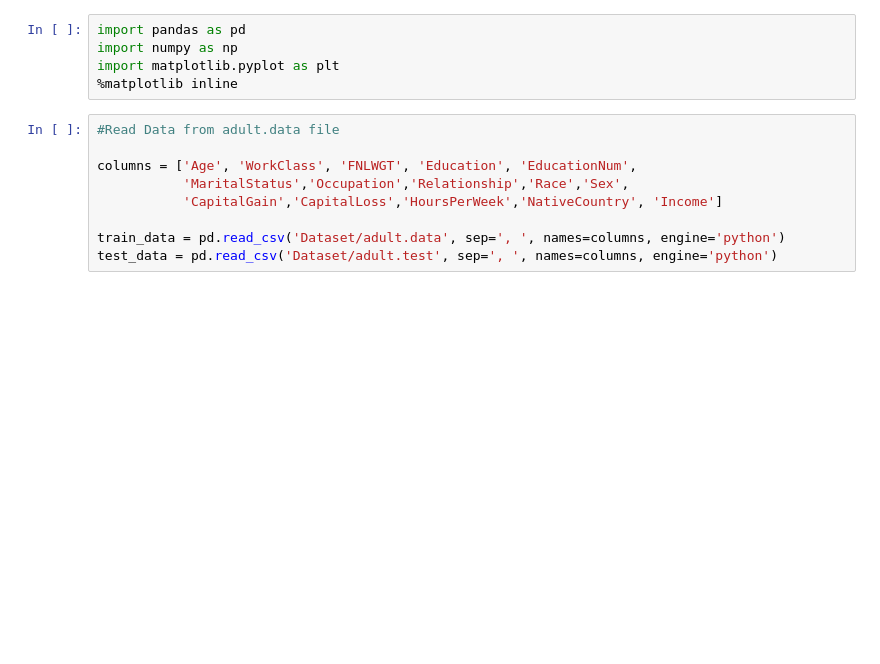
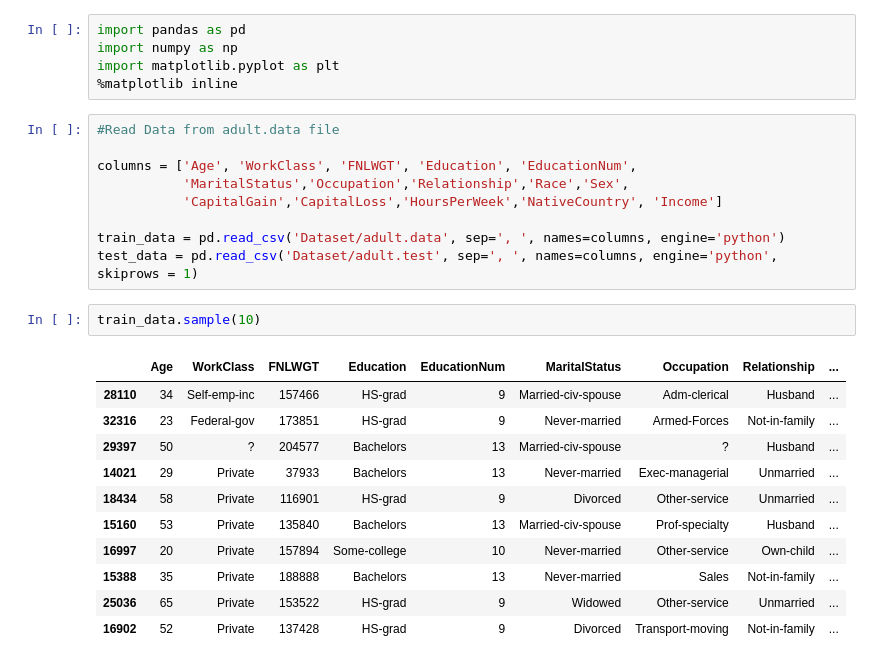
Before and after one commit to Abhik91/CSE578-Data-Visualization, a Jupyter notebook: IncomeAnalysis.ipynb, the cells around one changed output. Saved outputs shown, nothing was run; the diff lists cells and outputs as text; blank space fills up the shorter version.

```diff
--- a/IncomeAnalysis.ipynb
+++ b/IncomeAnalysis.ipynb
@@ -11,4 +11,18 @@ columns = ['Age', 'WorkClass', 'FNLWGT', 'Education', 'EducationNum',
            'CapitalGain','CapitalLoss','HoursPerWeek','NativeCountry', 'Income']
 
 train_data = pd.read_csv('Dataset/adult.data', sep=', ', names=columns, engine='python')
-test_data = pd.read_csv('Dataset/adult.test', sep=', ', names=columns, engine='python')
+test_data = pd.read_csv('Dataset/adult.test', sep=', ', names=columns, engine='python', skiprows = 1)
+# %%
+train_data.sample(10)
+# %% [output]
+|  | Age | WorkClass | FNLWGT | Education | EducationNum | MaritalStatus | Occupation | Relationship | ... |
+| 28110 | 34 | Self-emp-inc | 157466 | HS-grad | 9 | Married-civ-spouse | Adm-clerical | Husband | ... |
+| 32316 | 23 | Federal-gov | 173851 | HS-grad | 9 | Never-married | Armed-Forces | Not-in-family | ... |
+| 29397 | 50 | ? | 204577 | Bachelors | 13 | Married-civ-spouse | ? | Husband | ... |
+| 14021 | 29 | Private | 37933 | Bachelors | 13 | Never-married | Exec-managerial | Unmarried | ... |
+| 18434 | 58 | Private | 116901 | HS-grad | 9 | Divorced | Other-service | Unmarried | ... |
+| 15160 | 53 | Private | 135840 | Bachelors | 13 | Married-civ-spouse | Prof-specialty | Husband | ... |
+| 16997 | 20 | Private | 157894 | Some-college | 10 | Never-married | Other-service | Own-child | ... |
+| 15388 | 35 | Private | 188888 | Bachelors | 13 | Never-married | Sales | Not-in-family | ... |
+| 25036 | 65 | Private | 153522 | HS-grad | 9 | Widowed | Other-service | Unmarried | ... |
+| 16902 | 52 | Private | 137428 | HS-grad | 9 | Divorced | Transport-moving | Not-in-family | ... |
```
Also changed, not shown: parts of 27 cells of this notebook.
